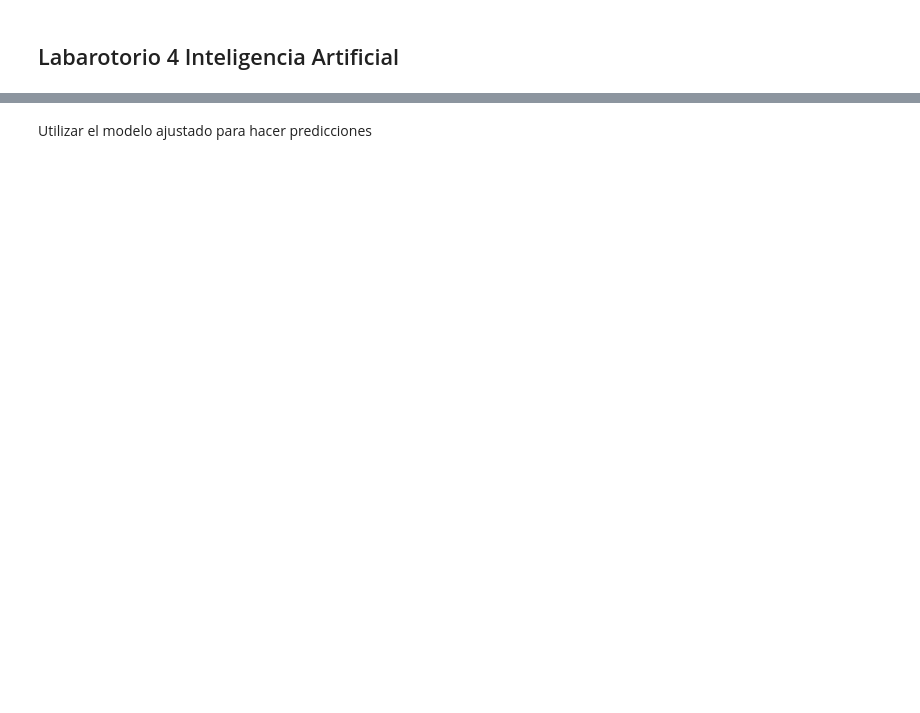
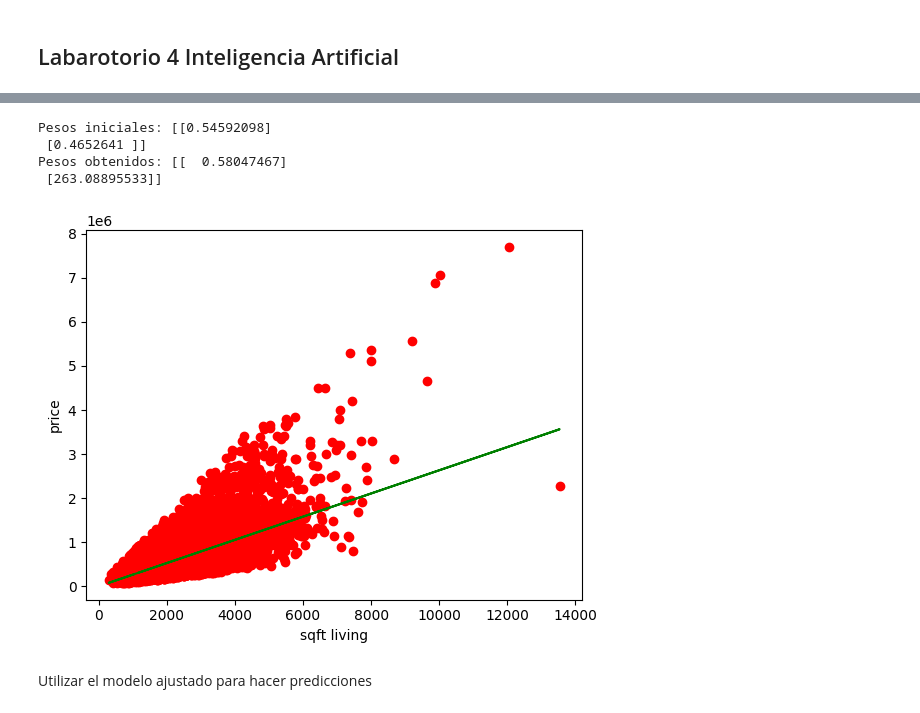
Before and after one commit to 20Candy/Lab4IA, a Jupyter notebook: main.ipynb, the cells around one changed output, grey strips where cells are left out. Drawn from its saved outputs; the diff is of its cells as text; code cells hidden in the pictures; blank space fills up the shorter version.

```diff
--- a/main.ipynb
+++ b/main.ipynb
@@ -34,3 +99,41 @@ theta = np.linalg.inv(X.T @ X) @ X.T @ y
+# %%
+w0 = random.random()
+w1 = random.random()
+w = np.array([[w0], [w1]])
+
+print("Pesos iniciales:", w)
+
+# Tasa de aprendizaje y número de iteraciones
+learning_rate = 0.000000001
+num_iter = 10000
+
+for i in range(num_iter):
+
+    # Calcular el error (Valor real vs. Valor predicho)
+    y_pred = X_matrix.dot(w)
+    error = y_pred - Y_matrix
+
+    # Calcular el gradiente
+    funcion_perdida = (1/N) * X_matrix.T.dot(error)
+
+    # Actualizar los pesos
+    w = w - (learning_rate * funcion_perdida)
+
+# Imprimir los pesos y la última pérdida
+print("Pesos obtenidos:", w)
+
+# Graficar w0 y w1 con los datos
+plt.scatter(x, y, color="red")
+plt.xlabel("sqft living")
+plt.ylabel("price")
+plt.plot(x, X_matrix.dot(w), color="green")
+plt.show()
+# %% [output]
+Pesos iniciales: [[0.54592098]
+ [0.4652641 ]]
+Pesos obtenidos: [[  0.58047467]
+ [263.08895533]]
+[figure, added]
 # %% [markdown]
 Utilizar el modelo ajustado para hacer predicciones
 # %%
```
Also changed, not shown: parts of 22 cells of this notebook.
